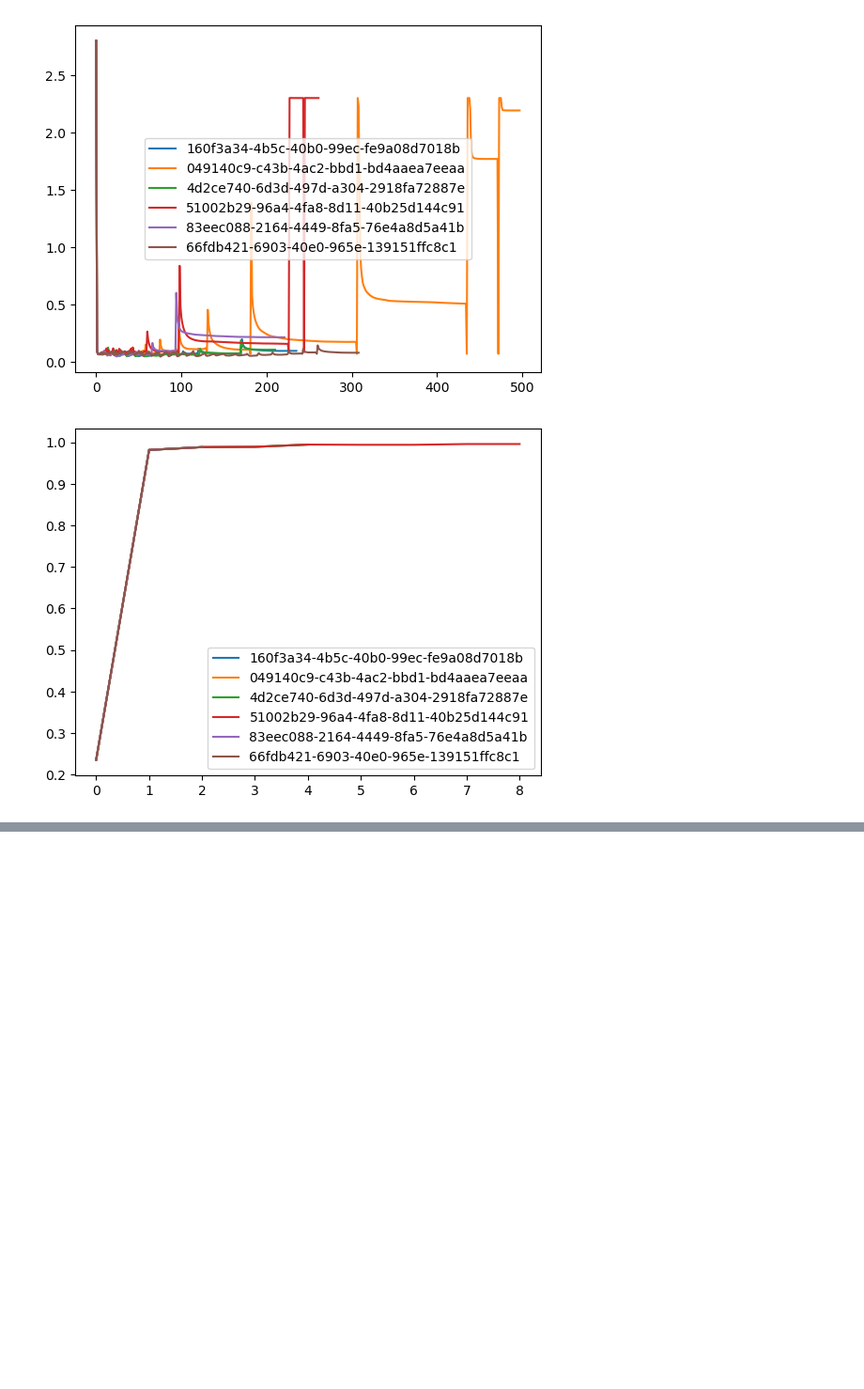
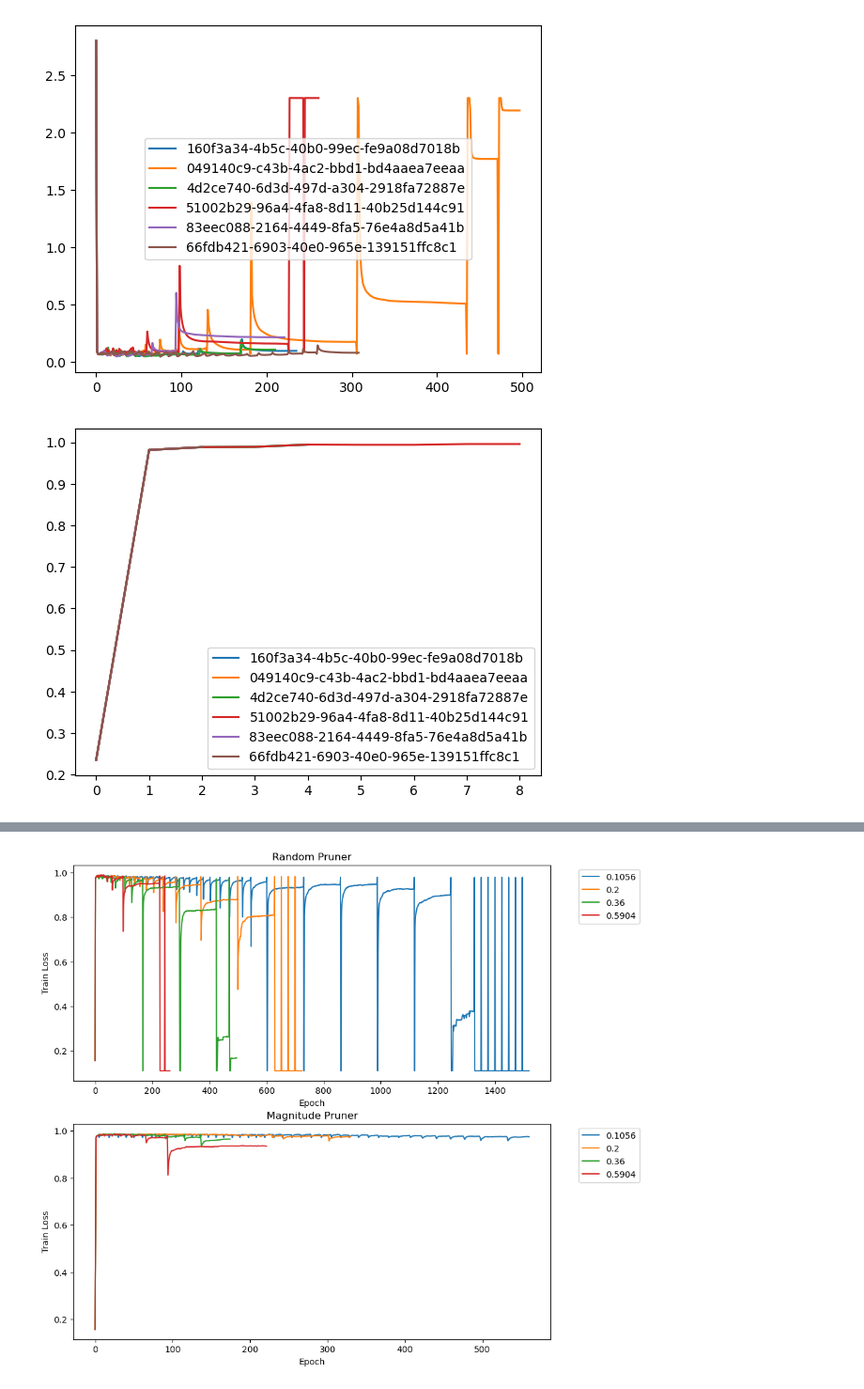
Before and after one commit to NREL/BUTTER-Empirical-Deep-Learning-Experimental-Framework, a Jupyter notebook: example/study.ipynb, the cells around one changed output, grey strips where cells are left out. Shown at 94% size. Cells and saved outputs as stored; diff of their text form; code cells hidden in the pictures; blank space fills up the shorter version.

Commit message:
update study

```diff
--- a/example/study.ipynb
+++ b/example/study.ipynb
@@ -56,6 +56,7 @@ def getWeights(queue, runId, userName):
     if hpc == "":
         print("Queue not found")
         return False
+
 
     command = f"scp {userName}@{hpc}:{location}/{runId}.h5 ."
     print(command)
@@ -113,7 +114,7 @@ def getParentRuns(data="lmc_mnist_lenet_4", reDownload=False):
         parentRuns = runQuery(query)
         parentRuns.columns = ['id']
         # save as a csv
-        parentRuns.to_csv(fileName, index=False)
+        # parentRuns.to_csv(fileName, index=False)
 
     if os.path.exists(fileName):
         parentRuns = pd.read_csv(fileName)
@@ -164,7 +165,7 @@ def getExperiments(parentID, reDownload=False):
 
             row[1]['history'] = pd.concat(data, ignore_index=True, axis=0)
         # save as a csv
-        experiments.to_csv(fileName, index=False)
+        # experiments.to_csv(fileName, index=False)
 
 
 
@@ -297,0 +307,4 @@ LINE 18:         AND parent_id = 'id    214b723d-0a13-413f-ae2d-9b508...
+# %%
+studyID = parentIDs['id'][0]
+print(f"Studying: {studyID}")
+experiments = getExperiments(studyID)
@@ -297,0 +341,30 @@ LINE 18:         AND parent_id = 'id    214b723d-0a13-413f-ae2d-9b508...
+# %%
+# make a 3x1 plot
+fig, axs = plt.subplots(2, 1, figsize=(10, 10))
+Random_pruner = []
+Magnitude_pruner = []
+# sort the experiments by pruning rate
+experiments = experiments.sort_values(by='pruning_rate')
+for id, experiment in experiments.iterrows():
+    history = experiment['history']
+    plot = "validation_accuracy"
+    if experiment['pruning_method'] == "RandomPruner":
+        if not round(experiment['pruning_rate'],4) in Random_pruner:
+            axs[0].plot(history[plot], label=round(experiment['pruning_rate'],4))
+            Random_pruner.append(round(experiment['pruning_rate'],4))
+    if experiment['pruning_method'] == "MagnitudePruner":
+        if not round(experiment['pruning_rate'],4) in Magnitude_pruner:
+            axs[1].plot(history[plot], label=round(experiment['pruning_rate'],4))
+            Magnitude_pruner.append(round(experiment['pruning_rate'],4))
+
+axs[0].set_xlabel("Epoch")
+axs[1].set_xlabel("Epoch")
+axs[0].set_ylabel("Train Loss")
+axs[1].set_ylabel("Train Loss")
+axs[0].set_title("Random Pruner")
+axs[1].set_title("Magnitude Pruner")
+axs[1].legend(bbox_to_anchor=(1.05, 1), loc='upper left')
+axs[0].legend(bbox_to_anchor=(1.05, 1), loc='upper left')
+plt.show()
+# %% [output]
+[figure, added]
```
Also changed, not shown: parts of 6 cells of this notebook.
